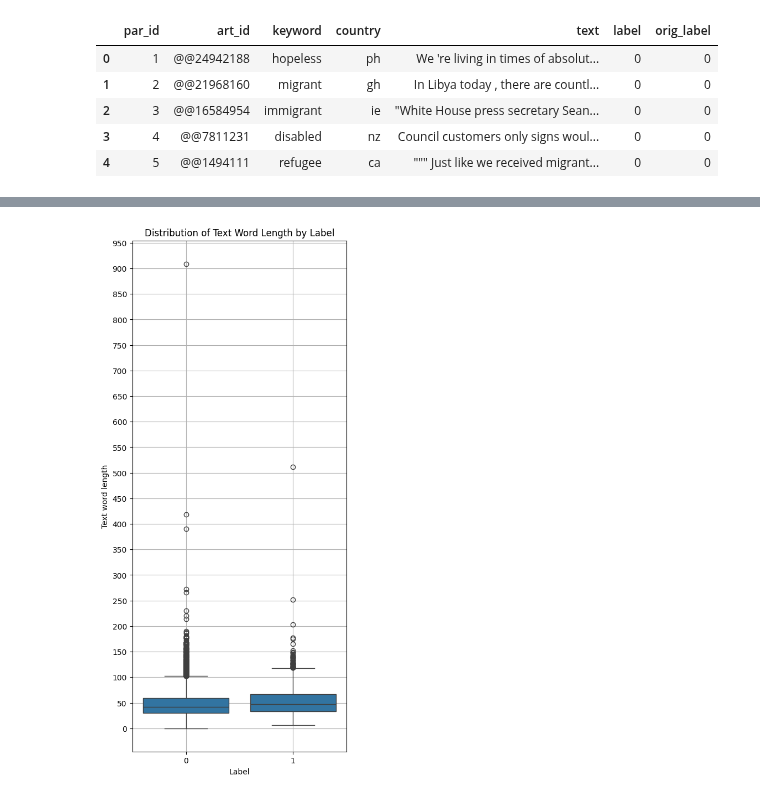
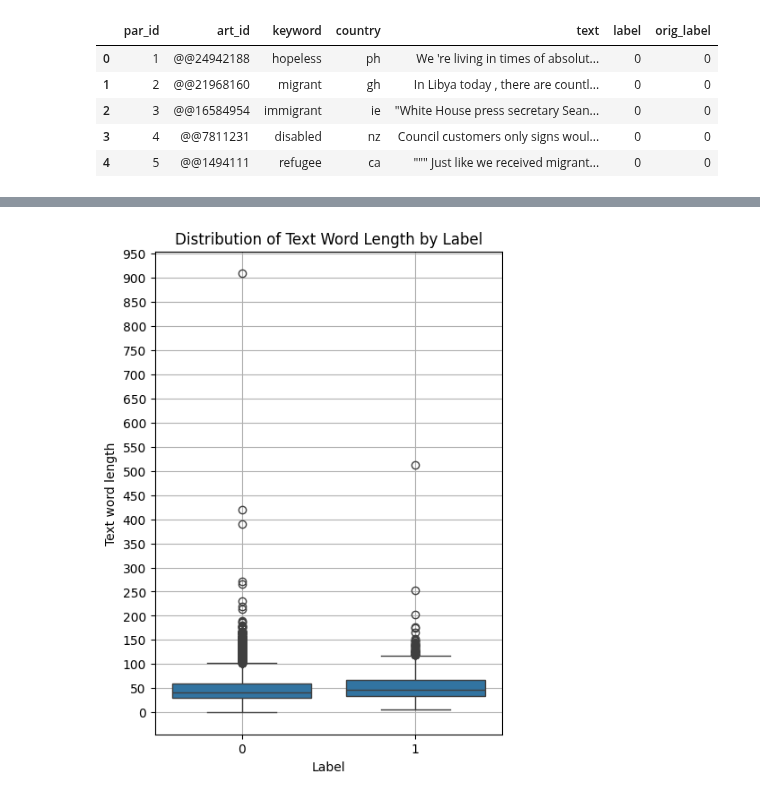
Before and after one commit to mwmlo/nlp-pcl-cw, a Jupyter notebook: class_label_analysis.ipynb, the cells around one changed output, grey strips where cells are left out. Drawn from its saved outputs; the diff is of its cells as text; code cells hidden in the pictures.

```diff
--- a/class_label_analysis.ipynb
+++ b/class_label_analysis.ipynb
@@ -38,19 +38,19 @@ plt.show()
 # %%
 text_lengths = [len(text.split()) for text in df['text']]
 
 # Convert to DataFrame
 df_text_lens = pd.DataFrame({"Label": df['label'], "Text word length": text_lengths})
 
 # Create a boxplot
-plt.figure(figsize=(5, 12))
+plt.figure(figsize=(5, 7))
 sns.boxplot(x="Label", y="Text word length", data=df_text_lens)
 plt.title("Distribution of Text Word Length by Label")
 plt.grid(True)
 plt.gca().yaxis.set_major_locator(ticker.MultipleLocator(50))
 
 plt.show()
 # %% [output]
-[figure, old version]
+[figure, new version]
 # %%
 # Count occurrences of each keyword for each label
 keyword_counts = df.groupby(["label", "keyword"]).size().unstack(fill_value=0)
```
Also changed, not shown: parts of 3 cells of this notebook.
